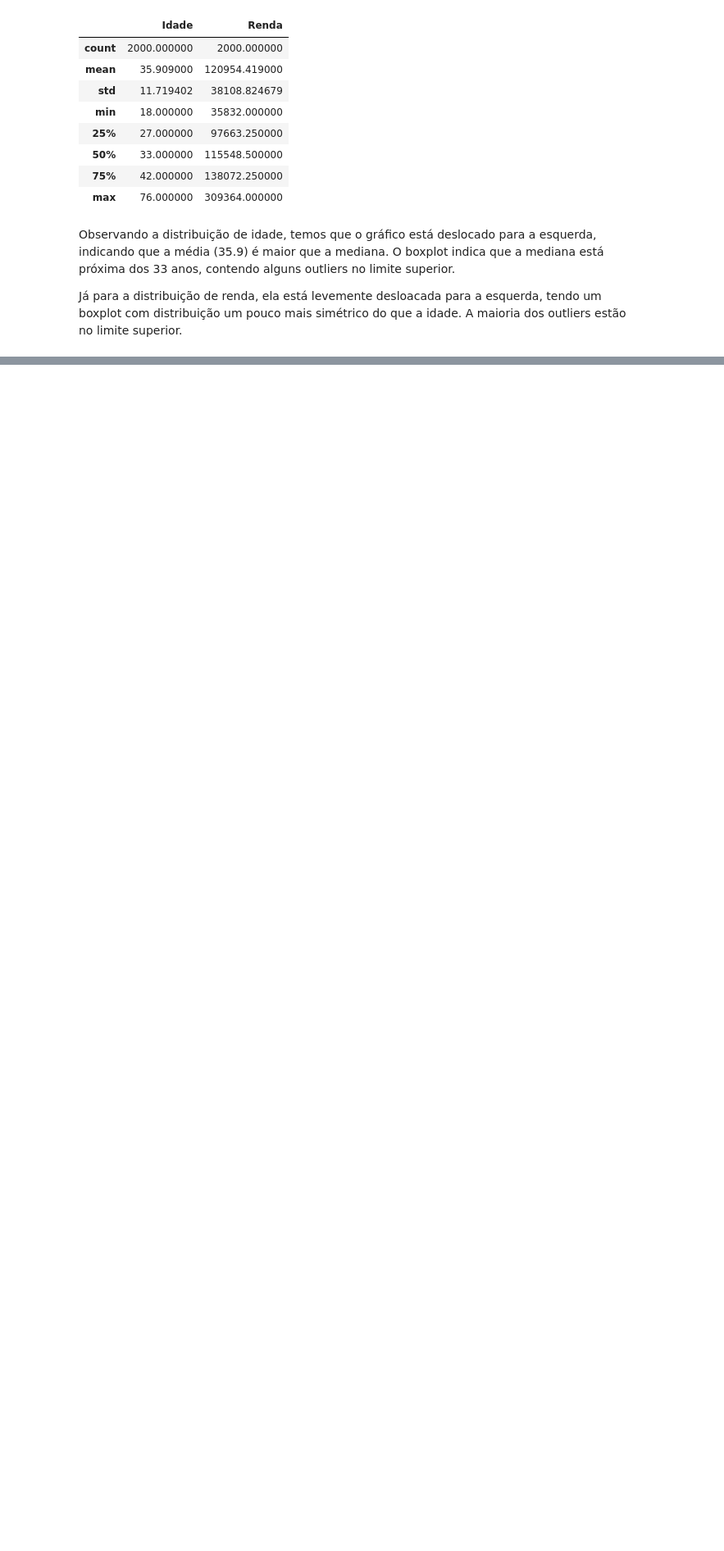
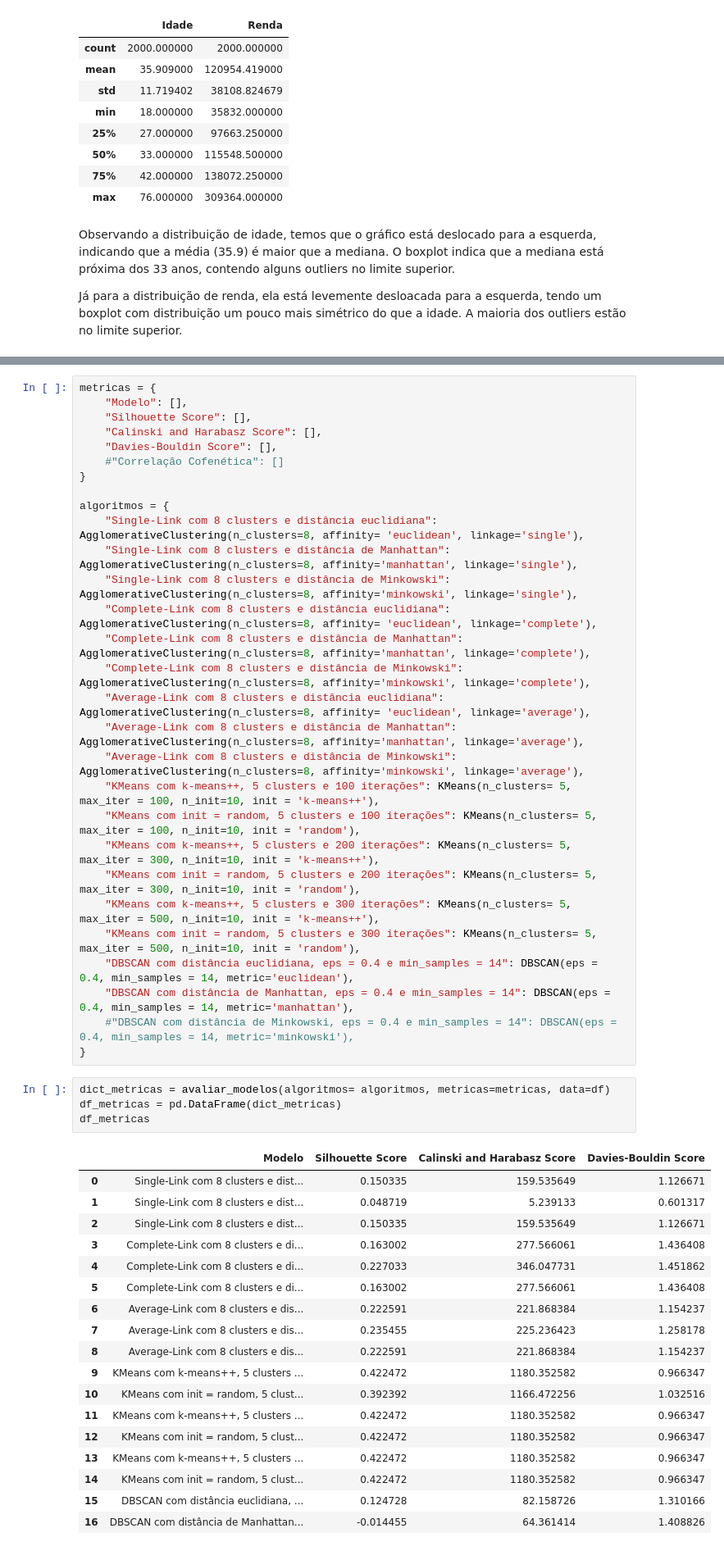
Before and after one commit to manusaleal/customer_clustering, a Jupyter notebook: notebook.ipynb, the cells around one changed output, grey strips where cells are left out. Shown at 82% size. Cells and saved outputs as stored; diff of their text form; blank space fills up the shorter version.

```diff
--- a/notebook.ipynb
+++ b/notebook.ipynb
@@ -224,0 +342,52 @@ Já para a distribuição de renda, ela está levemente desloacada para a esquer
+# %%
+metricas = {
+    "Modelo": [],
+    "Silhouette Score": [],
+    "Calinski and Harabasz Score": [],
+    "Davies-Bouldin Score": [],
+    #"Correlação Cofenética": []
+}
+
+algoritmos = {
+    "Single-Link com 8 clusters e distância euclidiana": AgglomerativeClustering(n_clusters=8, affinity= 'euclidean', linkage='single'),
+    "Single-Link com 8 clusters e distância de Manhattan": AgglomerativeClustering(n_clusters=8, affinity='manhattan', linkage='single'),
+    "Single-Link com 8 clusters e distância de Minkowski": AgglomerativeClustering(n_clusters=8, affinity='minkowski', linkage='single'),
+    "Complete-Link com 8 clusters e distância euclidiana": AgglomerativeClustering(n_clusters=8, affinity= 'euclidean', linkage='complete'),
+    "Complete-Link com 8 clusters e distância de Manhattan": AgglomerativeClustering(n_clusters=8, affinity='manhattan', linkage='complete'),
+    "Complete-Link com 8 clusters e distância de Minkowski": AgglomerativeClustering(n_clusters=8, affinity='minkowski', linkage='complete'),
+    "Average-Link com 8 clusters e distância euclidiana": AgglomerativeClustering(n_clusters=8, affinity= 'euclidean', linkage='average'),
+    "Average-Link com 8 clusters e distância de Manhattan": AgglomerativeClustering(n_clusters=8, affinity='manhattan', linkage='average'),
+    "Average-Link com 8 clusters e distância de Minkowski": AgglomerativeClustering(n_clusters=8, affinity='minkowski', linkage='average'),
+    "KMeans com k-means++, 5 clusters e 100 iterações": KMeans(n_clusters= 5, max_iter = 100, n_init=10, init = 'k-means++'),
+    "KMeans com init = random, 5 clusters e 100 iterações": KMeans(n_clusters= 5, max_iter = 100, n_init=10, init = 'random'),
+    "KMeans com k-means++, 5 clusters e 200 iterações": KMeans(n_clusters= 5, max_iter = 300, n_init=10, init = 'k-means++'),
+    "KMeans com init = random, 5 clusters e 200 iterações": KMeans(n_clusters= 5, max_iter = 300, n_init=10, init = 'random'),
+    "KMeans com k-means++, 5 clusters e 300 iterações": KMeans(n_clusters= 5, max_iter = 500, n_init=10, init = 'k-means++'),
+    "KMeans com init = random, 5 clusters e 300 iterações": KMeans(n_clusters= 5, max_iter = 500, n_init=10, init = 'random'),
+    "DBSCAN com distância euclidiana, eps = 0.4 e min_samples = 14": DBSCAN(eps = 0.4, min_samples = 14, metric='euclidean'),
+    "DBSCAN com distância de Manhattan, eps = 0.4 e min_samples = 14": DBSCAN(eps = 0.4, min_samples = 14, metric='manhattan'),
+    #"DBSCAN com distância de Minkowski, eps = 0.4 e min_samples = 14": DBSCAN(eps = 0.4, min_samples = 14, metric='minkowski'),
+}
+# %%
+dict_metricas = avaliar_modelos(algoritmos= algoritmos, metricas=metricas, data=df)
+df_metricas = pd.DataFrame(dict_metricas)
+df_metricas
+# %% [output]
+|  | Modelo | Silhouette Score | Calinski and Harabasz Score | Davies-Bouldin Score |
+| 0 | Single-Link com 8 clusters e dist... | 0.150335 | 159.535649 | 1.126671 |
+| 1 | Single-Link com 8 clusters e dist... | 0.048719 | 5.239133 | 0.601317 |
+| 2 | Single-Link com 8 clusters e dist... | 0.150335 | 159.535649 | 1.126671 |
+| 3 | Complete-Link com 8 clusters e di... | 0.163002 | 277.566061 | 1.436408 |
+| 4 | Complete-Link com 8 clusters e di... | 0.227033 | 346.047731 | 1.451862 |
+| 5 | Complete-Link com 8 clusters e di... | 0.163002 | 277.566061 | 1.436408 |
+| 6 | Average-Link com 8 clusters e dis... | 0.222591 | 221.868384 | 1.154237 |
+| 7 | Average-Link com 8 clusters e dis... | 0.235455 | 225.236423 | 1.258178 |
+| 8 | Average-Link com 8 clusters e dis... | 0.222591 | 221.868384 | 1.154237 |
+| 9 | KMeans com k-means++, 5 clusters ... | 0.422472 | 1180.352582 | 0.966347 |
+| 10 | KMeans com init = random, 5 clust... | 0.392392 | 1166.472256 | 1.032516 |
+| 11 | KMeans com k-means++, 5 clusters ... | 0.422472 | 1180.352582 | 0.966347 |
+| 12 | KMeans com init = random, 5 clust... | 0.422472 | 1180.352582 | 0.966347 |
+| 13 | KMeans com k-means++, 5 clusters ... | 0.422472 | 1180.352582 | 0.966347 |
+| 14 | KMeans com init = random, 5 clust... | 0.422472 | 1180.352582 | 0.966347 |
+| 15 | DBSCAN com distância euclidiana, ... | 0.124728 | 82.158726 | 1.310166 |
+| 16 | DBSCAN com distância de Manhattan... | -0.014455 | 64.361414 | 1.408826 |
```
Also changed, not shown: parts of 12 cells of this notebook.
